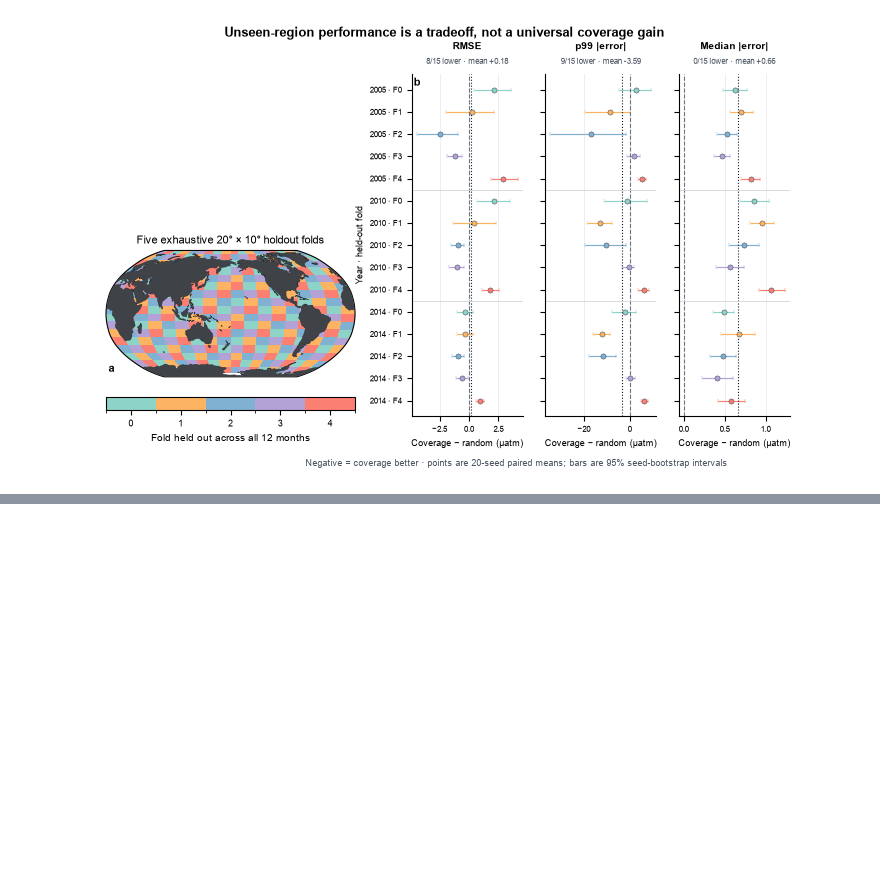
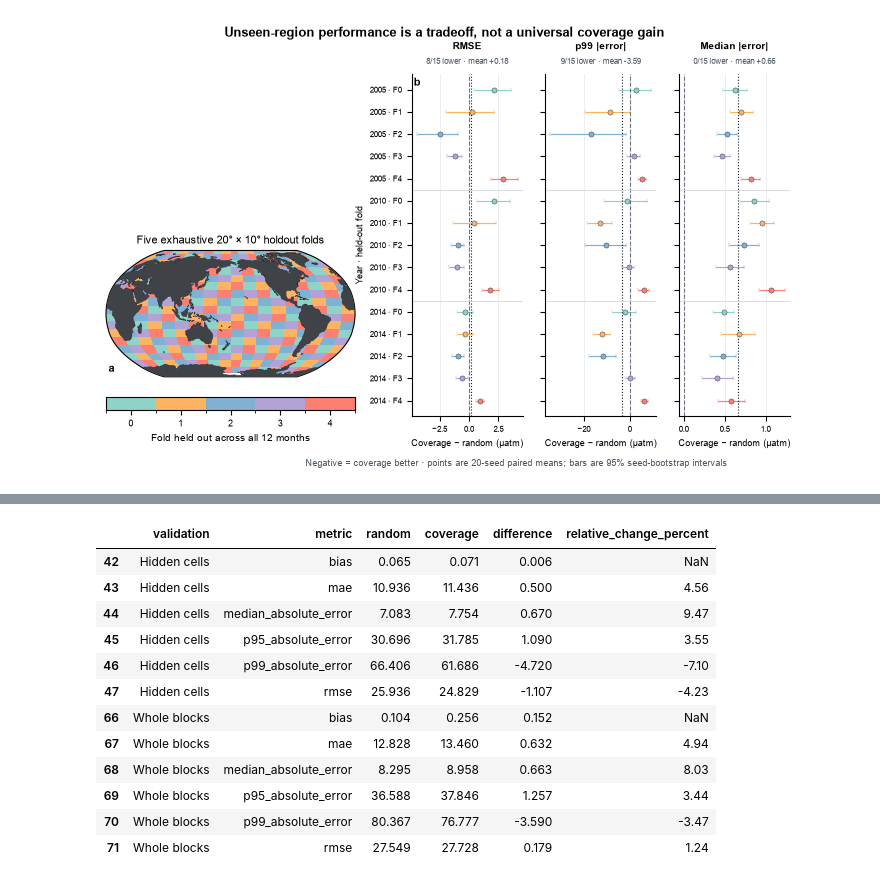
Before and after one commit to BokaiHe/ocean-carbon-sampling, a Jupyter notebook: notebooks/published/osse_visual_story_demo.ipynb, the cells around one changed output, grey strips where cells are left out. Saved outputs shown, nothing was run; the diff lists cells and outputs as text; code cells hidden in the pictures; blank space fills up the shorter version.

```diff
--- a/notebooks/published/osse_visual_story_demo.ipynb
+++ b/notebooks/published/osse_visual_story_demo.ipynb
@@ -17,10 +17,10 @@ from pathlib import Path
 import pandas as pd
 
 from ocean_carbon_sampling.demo_visuals import (
+    plot_budget_sweep,
     plot_error_atlas,
     plot_sampling_atlas,
     plot_spatial_holdout_gate,
-    plot_tradeoff_summary,
 )
 
 ROOT = next(
@@ -36,6 +36,7 @@ regrid = pd.read_csv(RESULTS / 'osse_regrid_audit_paired_summary.csv')
 spatial_blocks = pd.read_csv(RESULTS / 'osse_spatial_block_confirmatory_blocks.csv')
 spatial_summary = pd.read_csv(RESULTS / 'osse_spatial_block_confirmatory_paired_summary.csv')
 month_balance = pd.read_csv(RESULTS / 'osse_month_balance_strategy_summary.csv')
+claim_summary = pd.read_csv(RESULTS / 'osse_claim_distribution_summary.csv')
 print('Curated visual-demo data loaded.')
 # %% [output]
 Curated visual-demo data loaded.
@@ -175,0 +168,29 @@ This does not invalidate the random hidden-cell result. It defines its boundary:
+# %%
+absolute_scale = claim_summary.query(
+    "budget == 5000 and comparison == 'spatial_coverage_minus_random'"
+).assign(
+    validation=lambda frame: frame['validation_scheme'].replace({
+        'month_stratified_hidden_cells': 'Hidden cells',
+        'whole_spatial_blocks': 'Whole blocks',
+    }),
+    random=lambda frame: frame['mean_random_baseline'].round(3),
+    coverage=lambda frame: frame['mean_comparator_value'].round(3),
+    difference=lambda frame: frame['mean_difference'].round(3),
+    relative_change_percent=lambda frame: frame['mean_relative_error_change_percent'].round(2),
+)[['validation', 'metric', 'random', 'coverage', 'difference',
+   'relative_change_percent']]
+absolute_scale.sort_values(['validation', 'metric'])
+# %% [output]
+|  | validation | metric | random | coverage | difference | relative_change_percent |
+| 42 | Hidden cells | bias | 0.065 | 0.071 | 0.006 | NaN |
+| 43 | Hidden cells | mae | 10.936 | 11.436 | 0.500 | 4.56 |
+| 44 | Hidden cells | median_absolute_error | 7.083 | 7.754 | 0.670 | 9.47 |
+| 45 | Hidden cells | p95_absolute_error | 30.696 | 31.785 | 1.090 | 3.55 |
+| 46 | Hidden cells | p99_absolute_error | 66.406 | 61.686 | -4.720 | -7.10 |
+| 47 | Hidden cells | rmse | 25.936 | 24.829 | -1.107 | -4.23 |
+| 66 | Whole blocks | bias | 0.104 | 0.256 | 0.152 | NaN |
+| 67 | Whole blocks | mae | 12.828 | 13.460 | 0.632 | 4.94 |
+| 68 | Whole blocks | median_absolute_error | 8.295 | 8.958 | 0.663 | 8.03 |
+| 69 | Whole blocks | p95_absolute_error | 36.588 | 37.846 | 1.257 | 3.44 |
+| 70 | Whole blocks | p99_absolute_error | 80.367 | 76.777 | -3.590 | -3.47 |
+| 71 | Whole blocks | rmse | 27.549 | 27.728 | 0.179 | 1.24 |
```
Also changed, not shown: parts of 21 cells of this notebook, 11 other files.
